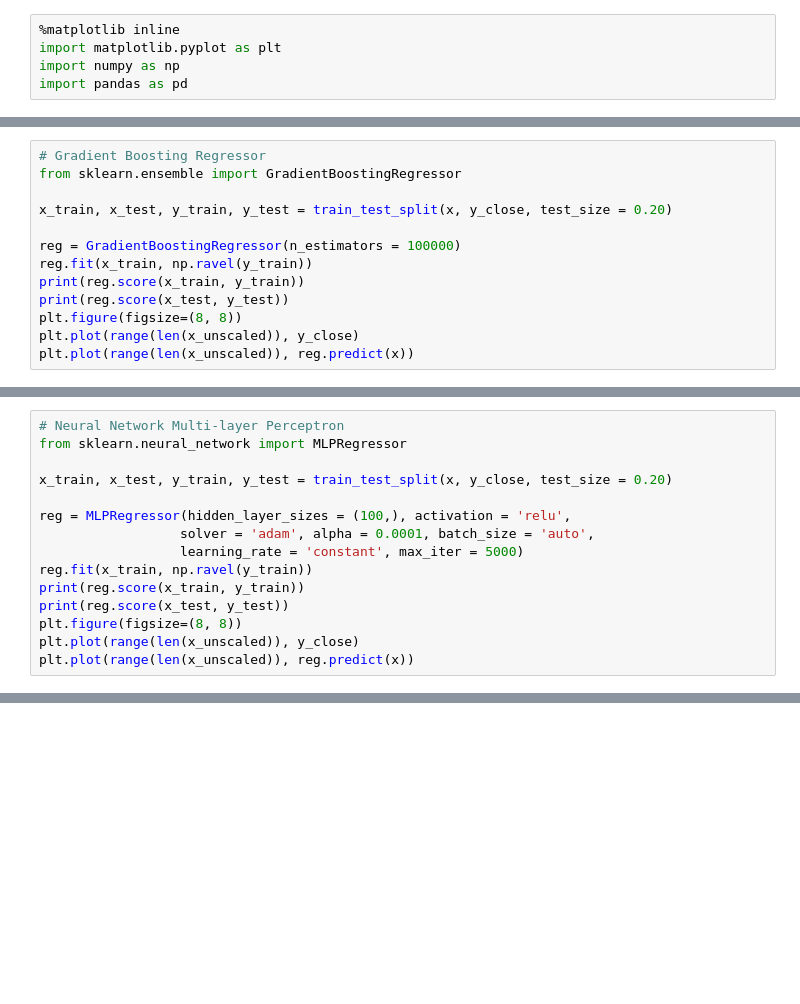
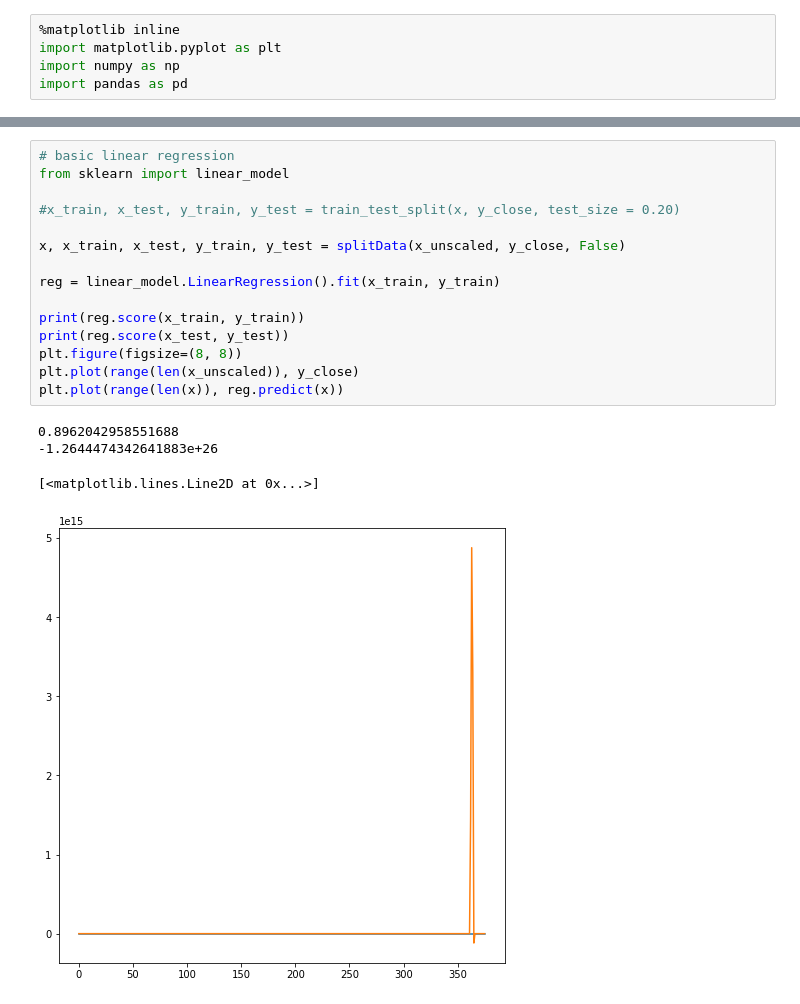
Before and after one commit to patelrohan008/cx4240-stock-prediction, a Jupyter notebook: Regression_Analysis.ipynb, the cells around one changed output, grey strips where cells are left out. Cells and saved outputs as stored; diff of their text form; blank space fills up the shorter version.

```diff
--- a/Regression_Analysis.ipynb
+++ b/Regression_Analysis.ipynb
@@ -535,13 +58,0 @@ plt.plot(range(len(x_unscaled)), reg.predict(x))
-# %%
-# Gradient Boosting Regressor
-from sklearn.ensemble import GradientBoostingRegressor
-
-x_train, x_test, y_train, y_test = train_test_split(x, y_close, test_size = 0.20)
-
-reg = GradientBoostingRegressor(n_estimators = 100000)
-reg.fit(x_train, np.ravel(y_train))
-print(reg.score(x_train, y_train))
-print(reg.score(x_test, y_test))
-plt.figure(figsize=(8, 8))
-plt.plot(range(len(x_unscaled)), y_close)
-plt.plot(range(len(x_unscaled)), reg.predict(x))
@@ -553,15 +58,0 @@ plt.plot(range(len(x_unscaled)), reg.predict(x))
-# %%
-# Neural Network Multi-layer Perceptron
-from sklearn.neural_network import MLPRegressor
-
-x_train, x_test, y_train, y_test = train_test_split(x, y_close, test_size = 0.20)
-
-reg = MLPRegressor(hidden_layer_sizes = (100,), activation = 'relu',
-                  solver = 'adam', alpha = 0.0001, batch_size = 'auto',
-                  learning_rate = 'constant', max_iter = 5000)
-reg.fit(x_train, np.ravel(y_train))
-print(reg.score(x_train, y_train))
-print(reg.score(x_test, y_test))
-plt.figure(figsize=(8, 8))
-plt.plot(range(len(x_unscaled)), y_close)
-plt.plot(range(len(x_unscaled)), reg.predict(x))
@@ -572,0 +195,20 @@ plt.plot(range(len(x_unscaled)), reg.predict(x))
+# %%
+# basic linear regression
+from sklearn import linear_model
+
+#x_train, x_test, y_train, y_test = train_test_split(x, y_close, test_size = 0.20)
+
+x, x_train, x_test, y_train, y_test = splitData(x_unscaled, y_close, False)
+
+reg = linear_model.LinearRegression().fit(x_train, y_train)
+
+print(reg.score(x_train, y_train))
+print(reg.score(x_test, y_test))
+plt.figure(figsize=(8, 8))
+plt.plot(range(len(x_unscaled)), y_close)
+plt.plot(range(len(x)), reg.predict(x))
+# %% [output]
+0.8962042958551688
+-1.2644474342641883e+26
+[<matplotlib.lines.Line2D at 0x...>]
+[figure, added]
```
Also changed, not shown: parts of 66 cells of this notebook, 8 other files.
